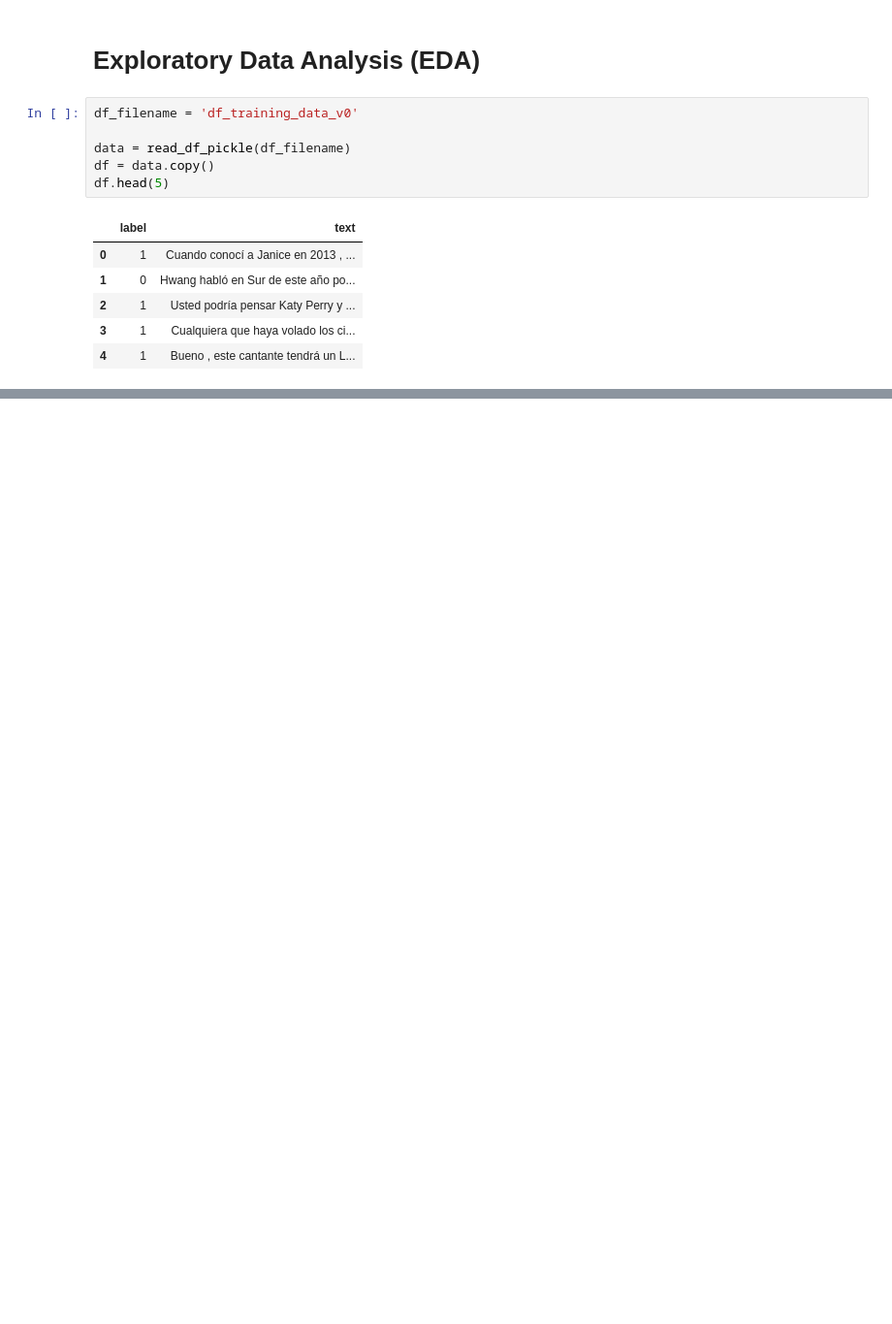
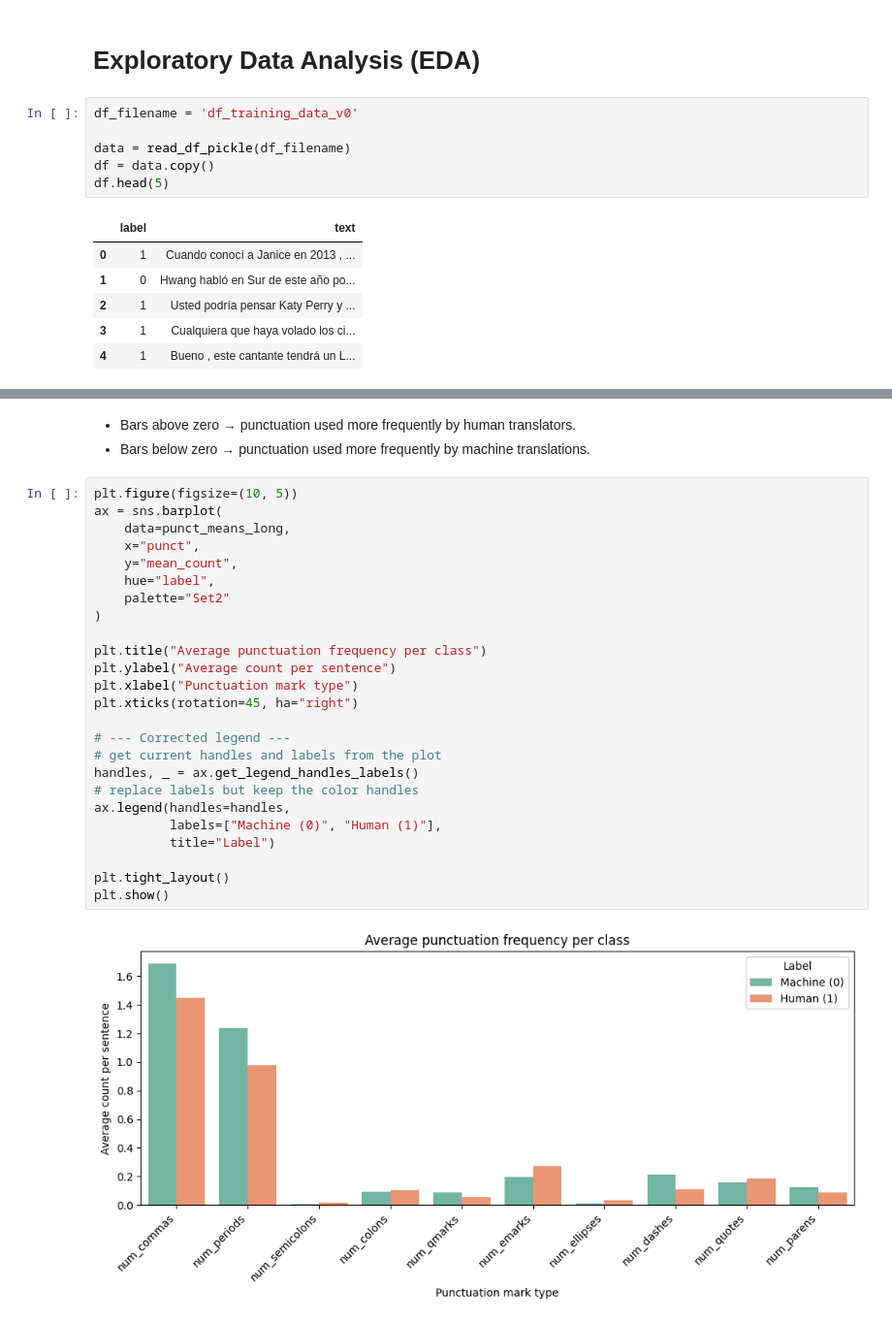
Before and after one commit to Funnear/project-3-nlp, a Jupyter notebook: notebooks/1_EDA.ipynb, the cells around one changed output, grey strips where cells are left out. Shown at 97% size. Cells and saved outputs as stored; diff of their text form; blank space fills up the shorter version.

```diff
--- a/notebooks/1_EDA.ipynb
+++ b/notebooks/1_EDA.ipynb
@@ -36,0 +265,30 @@ df.head(5)
+# %% [markdown]
+-	Bars above zero → punctuation used more frequently by human translators.
+-	Bars below zero → punctuation used more frequently by machine translations.
+# %%
+plt.figure(figsize=(10, 5))
+ax = sns.barplot(
+    data=punct_means_long,
+    x="punct",
+    y="mean_count",
+    hue="label",
+    palette="Set2"
+)
+
+plt.title("Average punctuation frequency per class")
+plt.ylabel("Average count per sentence")
+plt.xlabel("Punctuation mark type")
+plt.xticks(rotation=45, ha="right")
+
+# --- Corrected legend ---
+# get current handles and labels from the plot
+handles, _ = ax.get_legend_handles_labels()
+# replace labels but keep the color handles
+ax.legend(handles=handles,
+          labels=["Machine (0)", "Human (1)"],
+          title="Label")
+
+plt.tight_layout()
+plt.show()
+# %% [output]
+[figure, added]
```
Also changed, not shown: parts of 31 cells of this notebook, 4 other files.
